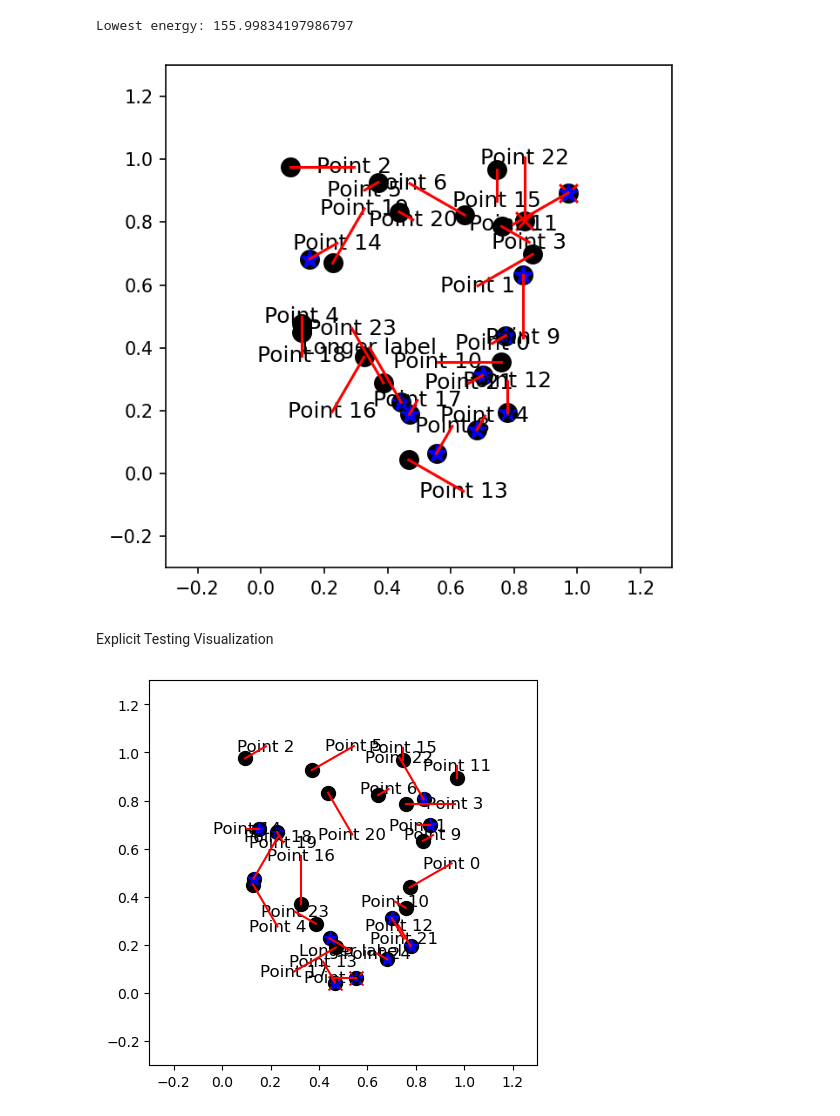
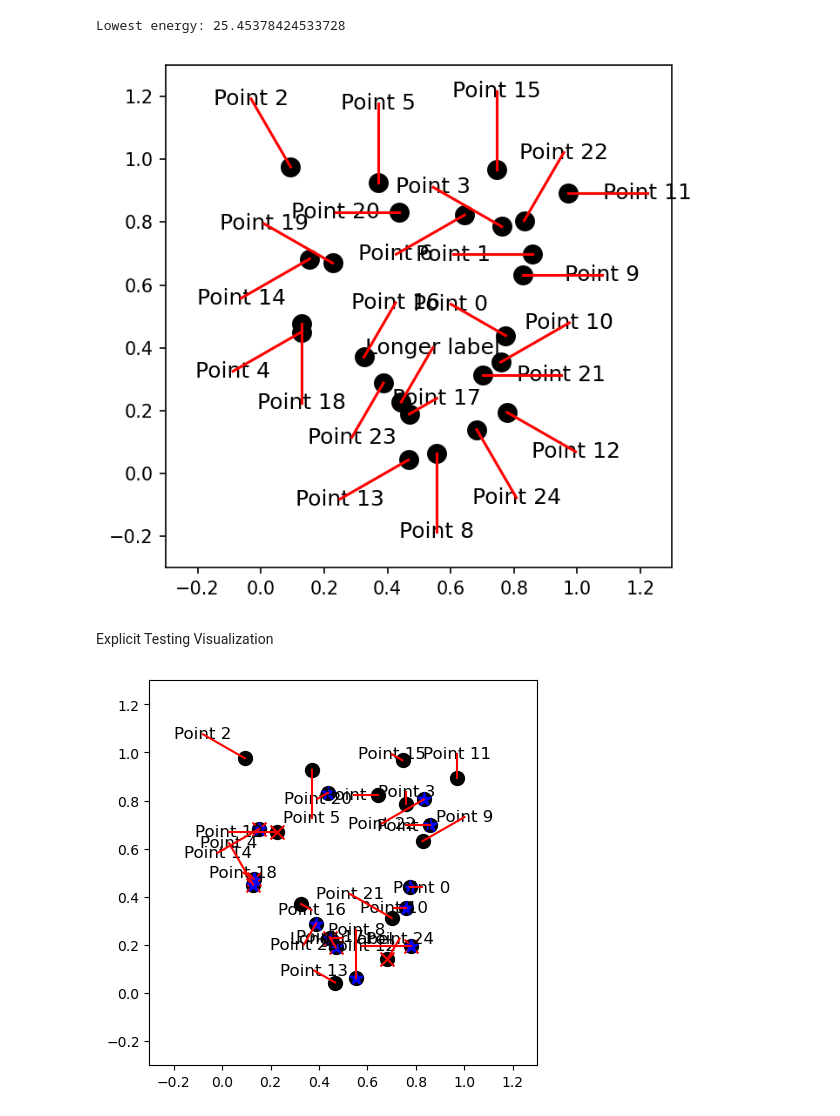
Before and after one commit to AndrewFalkowski/lablr, a Jupyter notebook: demonstration.ipynb, the cells around one changed output. Cells and saved outputs as stored; diff of their text form; code cells hidden in the pictures.

```diff
--- a/demonstration.ipynb
+++ b/demonstration.ipynb
@@ -15,7 +12,7 @@ points = rand_gen.uniform(0, 1, (25, 2))
 labels = [f"Point {i}" for i in range(len(points))]
 labels[7] = "Longer label"
 
-allowed_radii = [0.05, 0.1, 0.2]
+allowed_radii = [0.05, 0.1, 0.2, 0.25]
 allowed_angles = np.linspace(0, 360, 12, endpoint=False)
 
 fig, ax = plt.subplots(figsize=(5, 5), dpi=150)
@@ -27,42 +24,42 @@ best_label_pos, best_label_energies, lowest_energy = optimize_label_positions(
     labels,
     allowed_radii=allowed_radii,
     allowed_angles=allowed_angles,
-    n_random_iterations=10,
-    n_local_iterations=0
+    n_random_iterations=1,
+    n_local_iterations=1
 )
 
 print("Lowest energy:", lowest_energy)
 
 crossing_energies = calc_crossing_energies_old(points, best_label_pos)
 overlap_energies = calc_overlap_energies_old(points, best_label_pos, labels, ax=ax)
 
 crossing = points[crossing_energies > 0]
 overlap = points[overlap_energies > 0]
 
 ax.scatter(crossing[:, 0], crossing[:, 1], s=100, c="red", marker='x', zorder=2)
 ax.scatter(overlap[:, 0], overlap[:, 1], s=100, c="blue", marker='*', zorder=2)
 
 for i, label in enumerate(labels):
     label_pos = best_label_pos[i]
     ax.text(
         label_pos[0],
         label_pos[1],
         label,
         fontsize=12,
         ha="center",
         va="center",
         zorder=3,
     )
 
 for i, point in enumerate(points):
     plt.plot([point[0], best_label_pos[i, 0]], [point[1], best_label_pos[i, 1]], c='r', zorder=5)
 
 plt.xlim(-0.3, 1.3)
 plt.ylim(-0.3, 1.3)
 plt.show()
 # %% [output]
-Lowest energy: 155.99834197986797
+Lowest energy: 25.45378424533728
-[figure, old version]
+[figure, new version]
 # %% [markdown]
 Explicit Testing Visualization
 # %%
@@ -119,4 +116,4 @@ plt.xlim(-0.3, 1.3)
 plt.ylim(-0.3, 1.3)
 plt.show()
 # %% [output]
-[figure, old version]
+[figure, new version]
```
Also changed, not shown: parts of 1 cell of this notebook.
